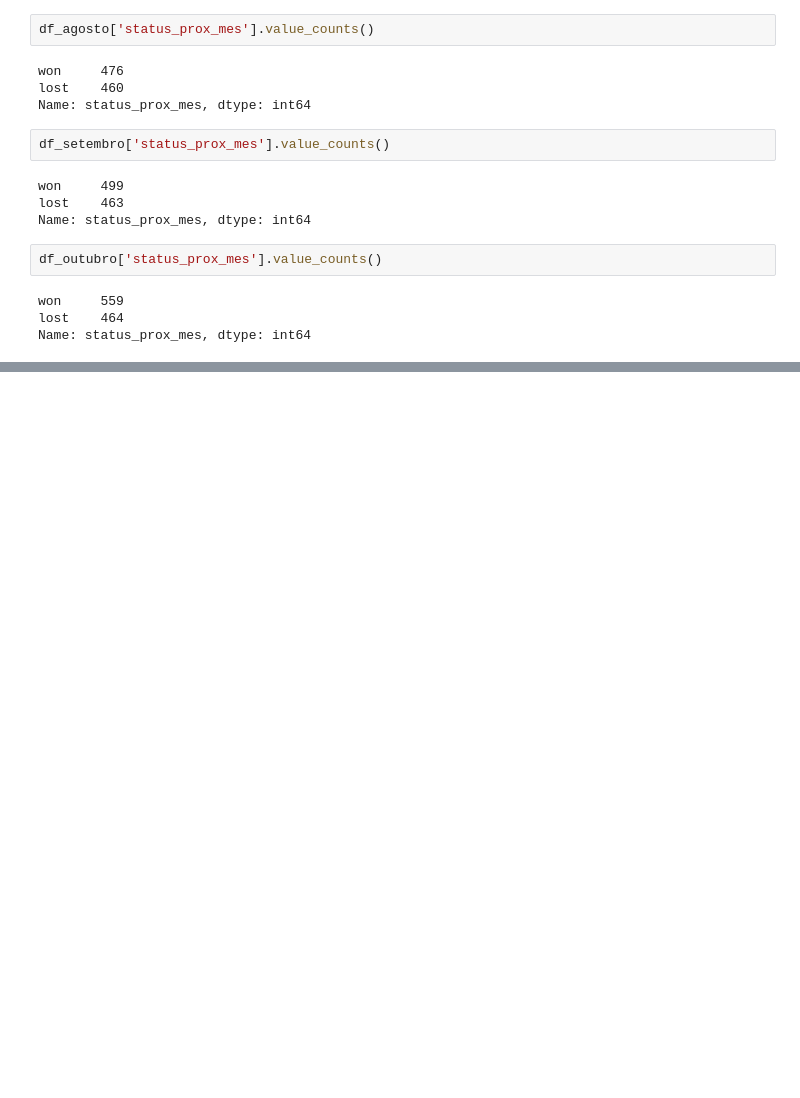
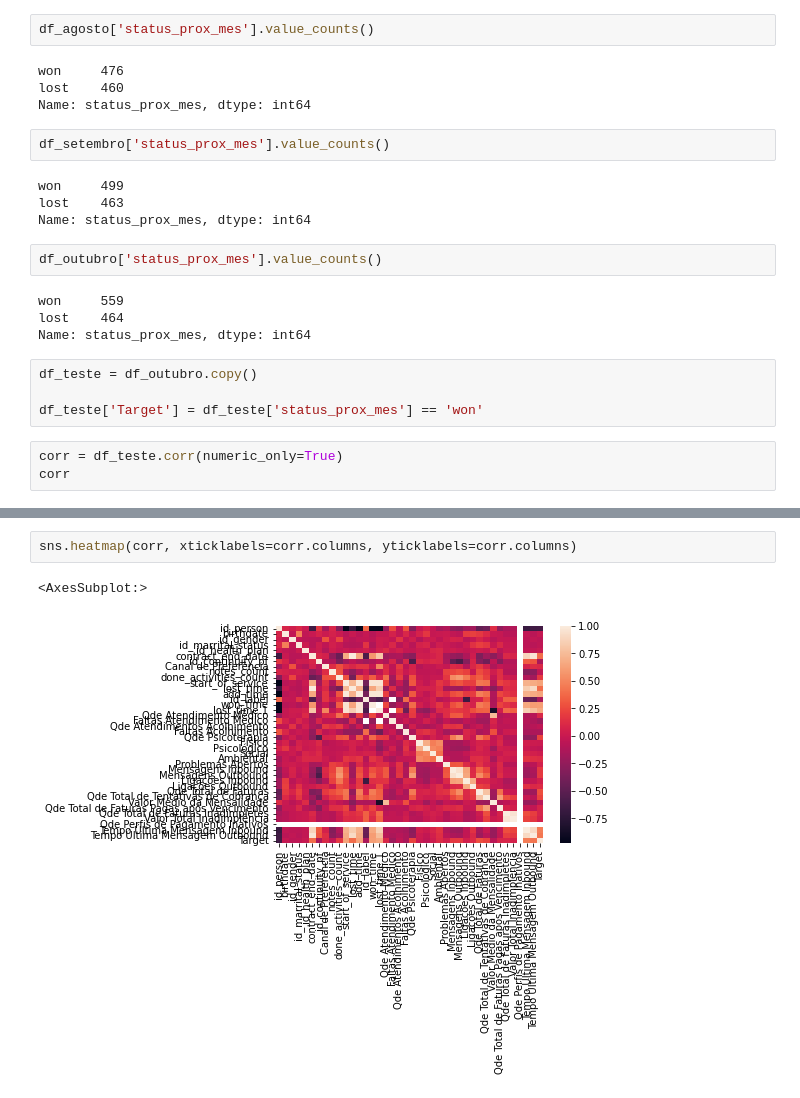
Before and after one commit to leoscarlato/deploy-sprint, a Jupyter notebook: notebooks/modelo.ipynb, the cells around one changed output, grey strips where cells are left out. Drawn from its saved outputs; the diff is of its cells as text; blank space fills up the shorter version.

```diff
--- a/notebooks/modelo.ipynb
+++ b/notebooks/modelo.ipynb
@@ -389,3 +369,10 @@ df_outubro['status_prox_mes'].value_counts()
 won     559
 lost    464
 Name: status_prox_mes, dtype: int64
+# %%
+df_teste = df_outubro.copy()
+
+df_teste['Target'] = df_teste['status_prox_mes'] == 'won'
+# %%
+corr = df_teste.corr(numeric_only=True)
+corr
@@ -391,0 +398,5 @@ Name: status_prox_mes, dtype: int64
+# %%
+sns.heatmap(corr, xticklabels=corr.columns, yticklabels=corr.columns)
+# %% [output]
+<AxesSubplot:>
+[figure, added]
```
Also changed, not shown: parts of 9 cells of this notebook.
